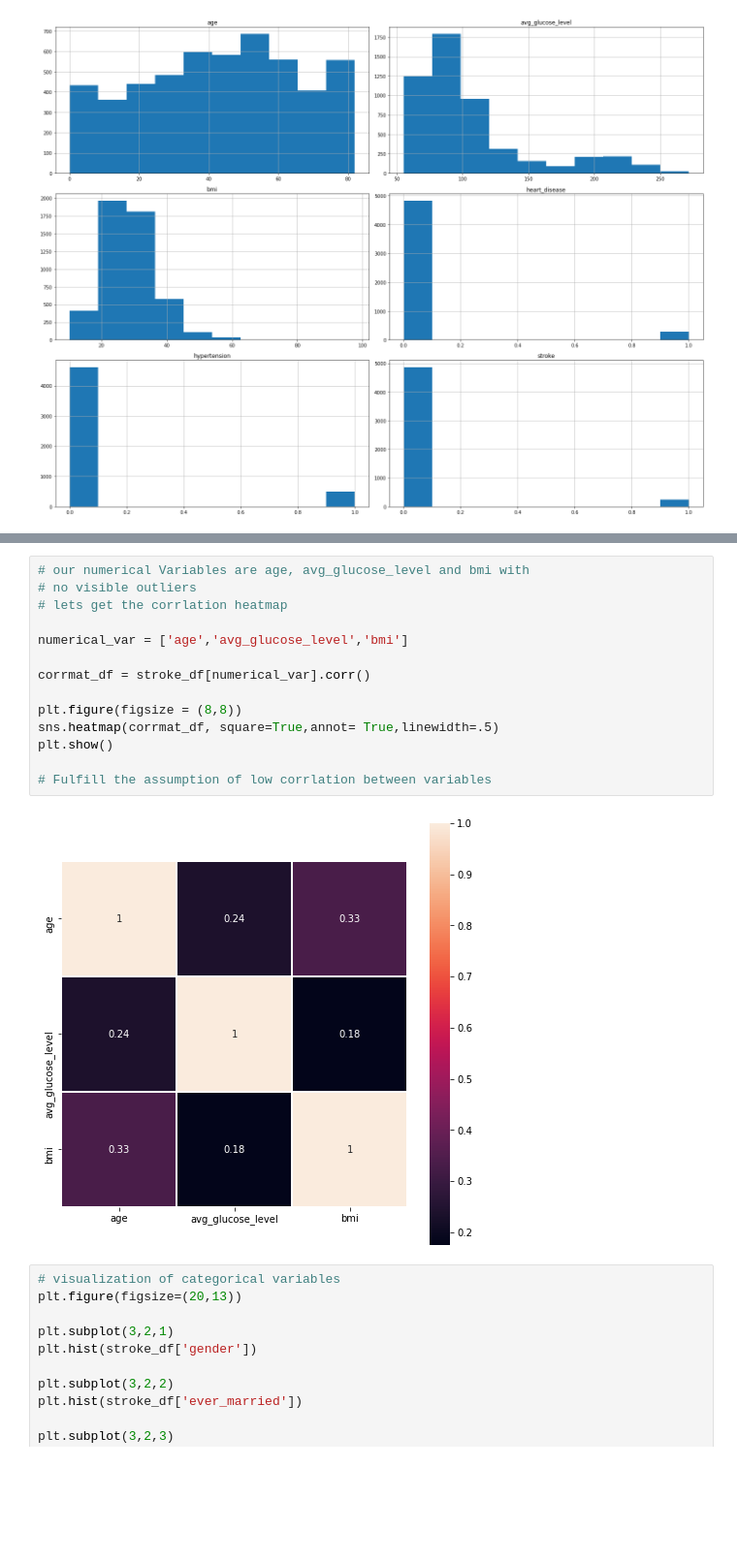
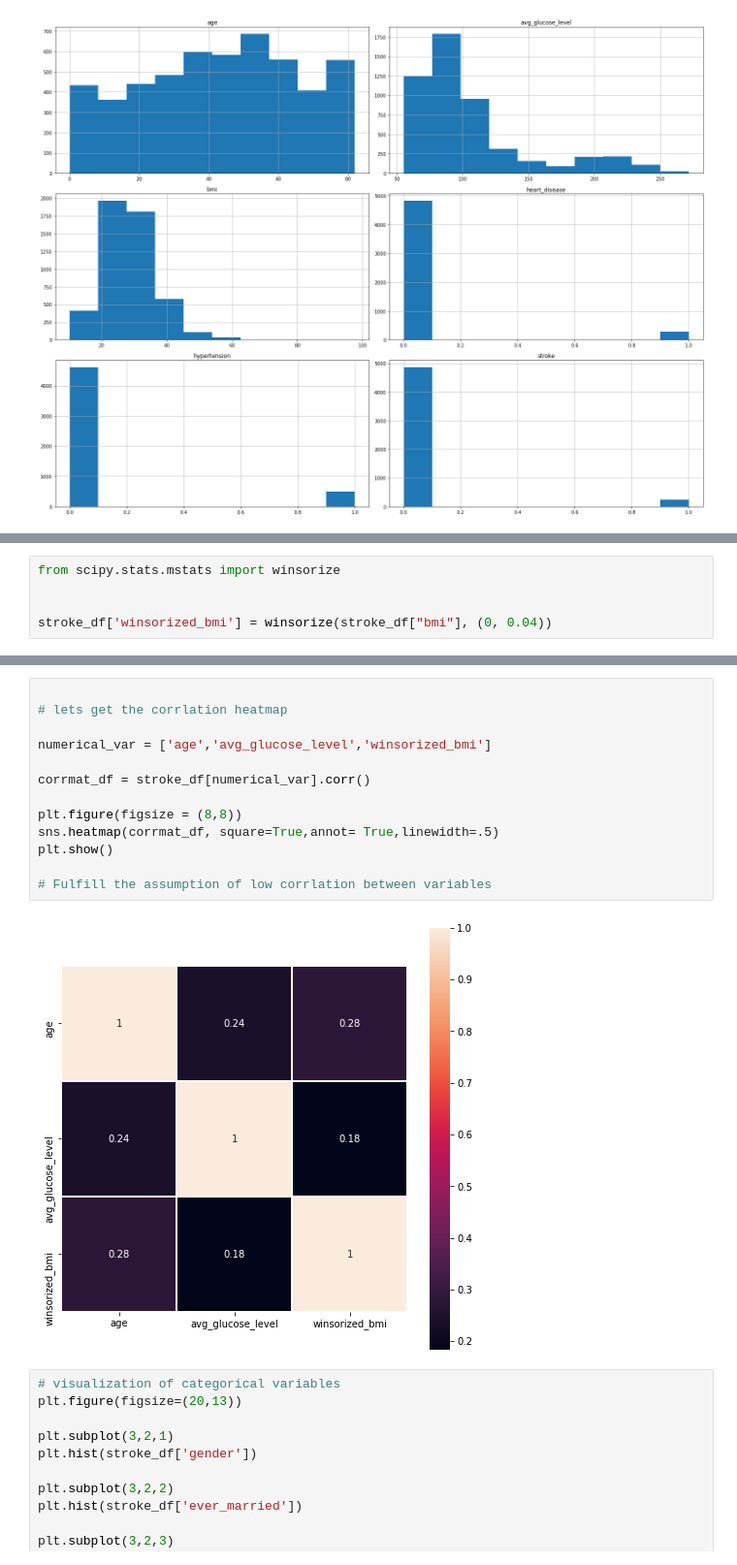
Before and after one commit to Evelynzhang05/Data-Science-projects, a Jupyter notebook: Stroke_Prediction.ipynb, the cells around one changed output, grey strips where cells are left out. Shown: that part at 97% size. Cells and saved outputs as stored; diff of their text form; blank space fills up the shorter version.

```diff
--- a/Stroke_Prediction.ipynb
+++ b/Stroke_Prediction.ipynb
@@ -67,0 +89,5 @@ plt.show()
+# %%
+from scipy.stats.mstats import winsorize
+
+
+stroke_df['winsorized_bmi'] = winsorize(stroke_df["bmi"], (0, 0.04))
@@ -68,19 +98,18 @@ plt.show()
 # %%
-# our numerical Variables are age, avg_glucose_level and bmi with
-# no visible outliers
+
 # lets get the corrlation heatmap
 
-numerical_var = ['age','avg_glucose_level','bmi']
+numerical_var = ['age','avg_glucose_level','winsorized_bmi']
 
 corrmat_df = stroke_df[numerical_var].corr()
 
 plt.figure(figsize = (8,8))
 sns.heatmap(corrmat_df, square=True,annot= True,linewidth=.5)
 plt.show()
 
 # Fulfill the assumption of low corrlation between variables
 # %% [output]
-[figure, old version]
+[figure, new version]
 # %%
 # visualization of categorical variables
 plt.figure(figsize=(20,13))
```
Also changed, not shown: parts of 37 cells of this notebook, 1 other file.
